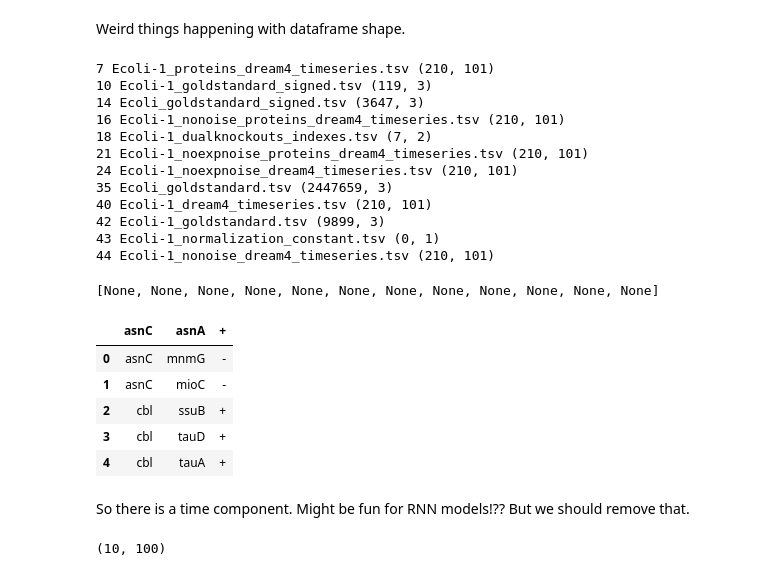
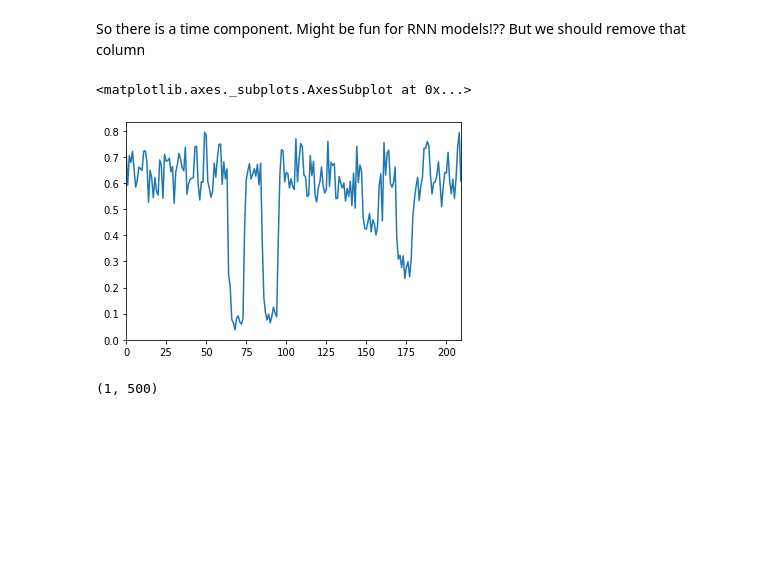
Before and after one commit to notreallyme2/teas, a Jupyter notebook: aggregate_synthetic_data.ipynb, the cells around one changed output. Drawn from its saved outputs; the diff is of its cells as text; code cells hidden in the pictures; blank space fills up the shorter version.

```diff
--- a/aggregate_synthetic_data.ipynb
+++ b/aggregate_synthetic_data.ipynb
@@ -7,3 +11,3 @@ import pandas as pd
 # %%
-data_path = "data/data-simulation/e-coli-100-node/"
-tsv_files = [f for f in listdir(data_path) if f.endswith(".tsv")]
+data_path = "data/data-simulation/e-coli-500-node/"
+tsv_files = [f for f in listdir(data_path) if f.endswith(".tsv") and "noise" not in f]
@@ -11,0 +63,7 @@ all_dfs = [pd.read_csv(join(data_path, f), sep="\t") for f in tsv_files]
+# %% [markdown]
+So there is a time component. Might be fun for RNN models!?? But we should remove that column
+# %%
+all_dfs[2]['allR'].plot()
+# %% [output]
+<matplotlib.axes._subplots.AxesSubplot at 0x...>
+[figure, added]
@@ -12,31 +72,2 @@ all_dfs = [pd.read_csv(join(data_path, f), sep="\t") for f in tsv_files]
 # %%
 merged_df = all_dfs[0]
-# %% [markdown]
-Weird things happening with dataframe shape.
-# %%
-[print(idx, n, df.shape) for (n, (idx, df)) in zip(tsv_files, enumerate(all_dfs)) if df.shape[1] != 100]
-# %% [output]
-7 Ecoli-1_proteins_dream4_timeseries.tsv (210, 101)
-10 Ecoli-1_goldstandard_signed.tsv (119, 3)
-14 Ecoli_goldstandard_signed.tsv (3647, 3)
-16 Ecoli-1_nonoise_proteins_dream4_timeseries.tsv (210, 101)
-18 Ecoli-1_dualknockouts_indexes.tsv (7, 2)
-21 Ecoli-1_noexpnoise_proteins_dream4_timeseries.tsv (210, 101)
-24 Ecoli-1_noexpnoise_dream4_timeseries.tsv (210, 101)
-35 Ecoli_goldstandard.tsv (2447659, 3)
-40 Ecoli-1_dream4_timeseries.tsv (210, 101)
-42 Ecoli-1_goldstandard.tsv (9899, 3)
-43 Ecoli-1_normalization_constant.tsv (0, 1)
-44 Ecoli-1_nonoise_dream4_timeseries.tsv (210, 101)
-[None, None, None, None, None, None, None, None, None, None, None, None]
-# %%
-all_dfs [10].head()
-# %% [output]
-|  | asnC | asnA | + |
-| 0 | asnC | mnmG | - |
-| 1 | asnC | mioC | - |
-| 2 | cbl | ssuB | + |
-| 3 | cbl | tauD | + |
-| 4 | cbl | tauA | + |
-# %% [markdown]
-So there is a time component. Might be fun for RNN models!?? But we should remove that.
@@ -45,4 +74,4 @@ from pandas import DataFrame
 # %%
 merged_df.shape
 # %% [output]
-(10, 100)
+(1, 500)
```
Also changed, not shown: parts of 18 cells of this notebook, 6 other files.
